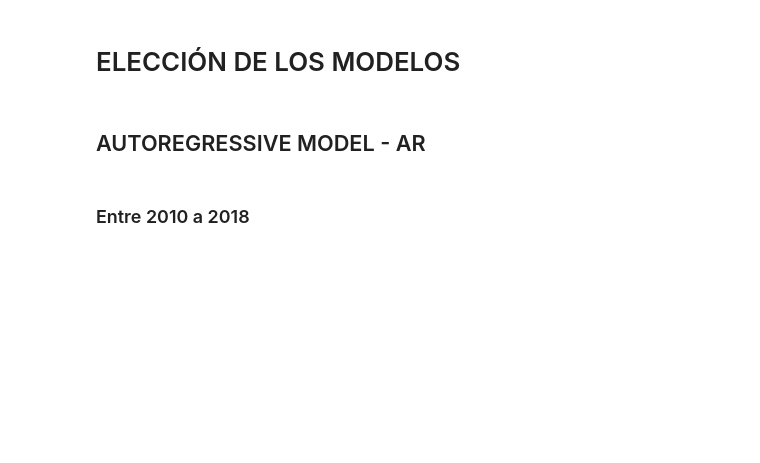
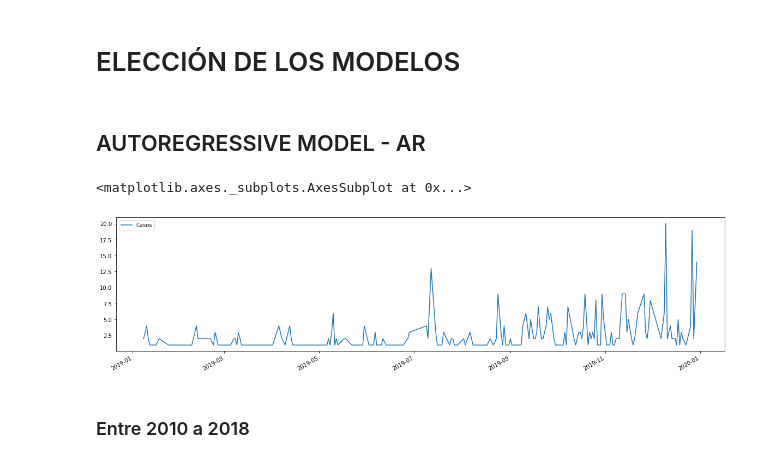
Before and after one commit to JuanImbachi/PDG, a Jupyter notebook: data_analytics/Exploración datos Buga.ipynb, the cells around one changed output. Cells and saved outputs as stored; diff of their text form; code cells hidden in the pictures; blank space fills up the shorter version.

Commit message:
feat: update data analytics

```diff
--- a/data_analytics/Exploración datos Buga.ipynb
+++ b/data_analytics/Exploración datos Buga.ipynb
@@ -577,6 +577,22 @@ from sklearn.metrics import mean_squared_error
 from statsmodels.tsa.arima_model import ARIMA
 # %% [markdown]
 ## AUTOREGRESSIVE MODEL - AR
+# %%
+bugadata = pd.read_csv('../dengue_data/Buga2019.csv')
+bugaTest = pd.DataFrame(bugadata)
+bugaTest["FecNot"]=pd.to_datetime(bugaTest['FecNot'])
+bugaTest.sort_values(["FecNot"])
+
+aux=bugaTest[bugaTest.Ano == 2019]
+
+h = aux['FecNot'].value_counts().sort_index()
+test = pd.DataFrame(h)
+test.columns = ['Casos']
+test
+test.plot(figsize=(20,5))
+# %% [output]
+<matplotlib.axes._subplots.AxesSubplot at 0x...>
+[figure, added]
 # %% [markdown]
 ### Entre 2010 a 2018
 # %%
```
Also changed, not shown: parts of 11 cells of this notebook, 4 other files.
